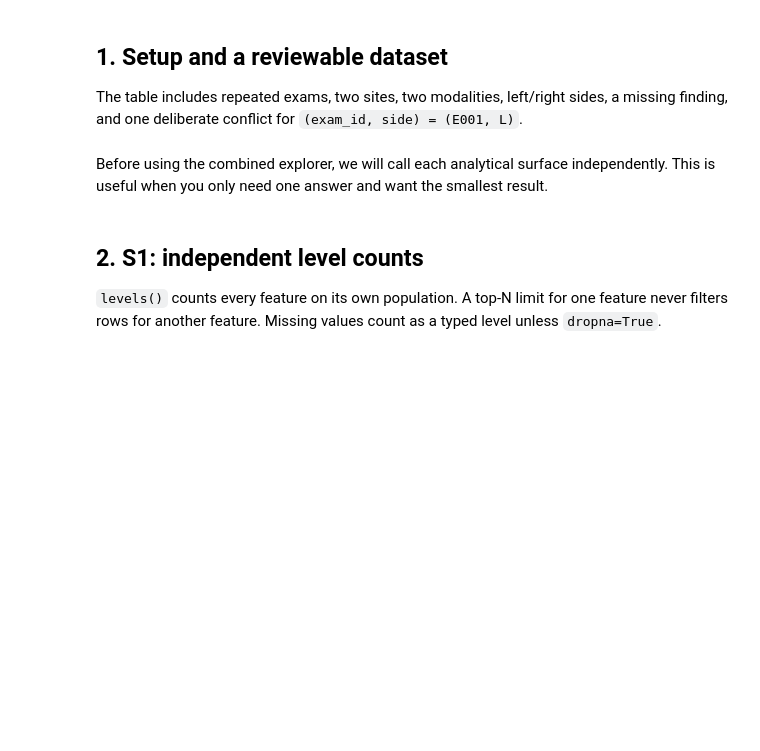
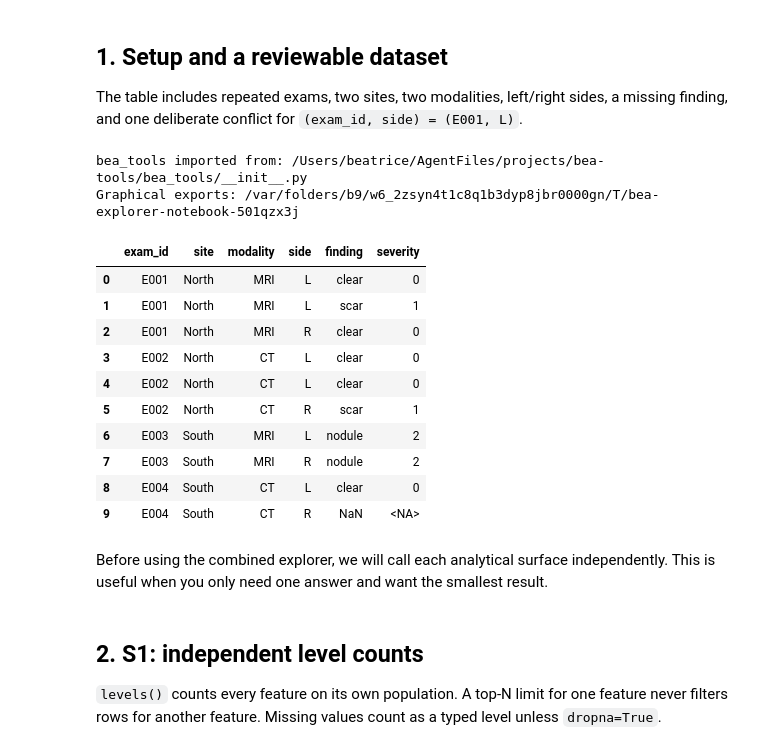
Before and after one commit to beatrice-b-m/bea-tools, a Jupyter notebook: examples/feature-hierarchy-explorer.ipynb, the cells around one changed output. Cells and saved outputs as stored; diff of their text form; code cells hidden in the pictures; blank space fills up the shorter version.

Commit message:
docs: add executed graphical API notebook examples

```diff
--- a/examples/feature-hierarchy-explorer.ipynb
+++ b/examples/feature-hierarchy-explorer.ipynb
@@ -17,34 +36,74 @@ The explorer deliberately separates four questions:
 The table includes repeated exams, two sites, two modalities, left/right sides, a missing finding, and one deliberate conflict for `(exam_id, side) = (E001, L)`.
 # %%
 import json
+from html import escape
+from pathlib import Path
+from tempfile import mkdtemp
+
+from IPython.display import HTML, SVG, display
 
 import pandas as pd
 
 import bea_tools
 from bea_tools import (
     KeySpec,
     census,
     explore,
     grain,
     infer_schema,
     levels,
+    joint_counts,
+    render_svg,
+    render_html,
+    visualization_data,
     render_plaintext,
 )
 
 pd.set_option("display.max_columns", None)
+print("bea_tools imported from:", bea_tools.__file__)
+OUTPUT_DIR = Path(mkdtemp(prefix="bea-explorer-notebook-"))
+print("Graphical exports:", OUTPUT_DIR)
+
+
+def preview_html(document, filename, height=640):
+    """Save the public renderer's output and isolate each preview's controls."""
+    destination = OUTPUT_DIR / filename
+    destination.write_text(document, encoding="utf-8")
+    display(HTML(
+        f'<iframe title="{escape(filename, quote=True)}" '
+        f'srcdoc="{escape(document, quote=True)}" sandbox="allow-scripts" '
+        f'style="width:100%;height:{height}px;border:1px solid #cbd5df;border-radius:8px">'
+        '</iframe>'
+    ))
+    print("Standalone HTML (open this file if the preview is blocked):", destination)
+
 
 df = pd.DataFrame(
     {
         "exam_id": ["E001", "E001", "E001", "E002", "E002", "E002", "E003", "E003", "E004", "E004"],
         "site": ["North", "North", "North", "North", "North", "North", "South", "South", "South", "South"],
         "modality": ["MRI", "MRI", "MRI", "CT", "CT", "CT", "MRI", "MRI", "CT", "CT"],
         "side": ["L", "L", "R", "L", "L", "R", "L", "R", "L", "R"],
         "finding": ["clear", "scar", "clear", "clear", "clear", "scar", "nodule", "nodule", "clear", None],
         "severity": [0, 1, 0, 0, 0, 1, 2, 2, 0, pd.NA],
     }
 )
 
 df
+# %% [output]
+bea_tools imported from: /Users/beatrice/AgentFiles/projects/bea-tools/bea_tools/__init__.py
+Graphical exports: /var/folders/b9/w6_2zsyn4t1c8q1b3dyp8jbr0000gn/T/bea-explorer-notebook-501qzx3j
+|  | exam_id | site | modality | side | finding | severity |
+| 0 | E001 | North | MRI | L | clear | 0 |
+| 1 | E001 | North | MRI | L | scar | 1 |
+| 2 | E001 | North | MRI | R | clear | 0 |
+| 3 | E002 | North | CT | L | clear | 0 |
+| 4 | E002 | North | CT | L | clear | 0 |
+| 5 | E002 | North | CT | R | scar | 1 |
+| 6 | E003 | South | MRI | L | nodule | 2 |
+| 7 | E003 | South | MRI | R | nodule | 2 |
+| 8 | E004 | South | CT | L | clear | 0 |
+| 9 | E004 | South | CT | R | NaN | <NA> |
 # %% [markdown]
 Before using the combined explorer, we will call each analytical surface independently. This is useful when you only need one answer and want the smallest result.
 # %% [markdown]
```
Also changed, not shown: parts of 42 cells of this notebook, 2 other files.
